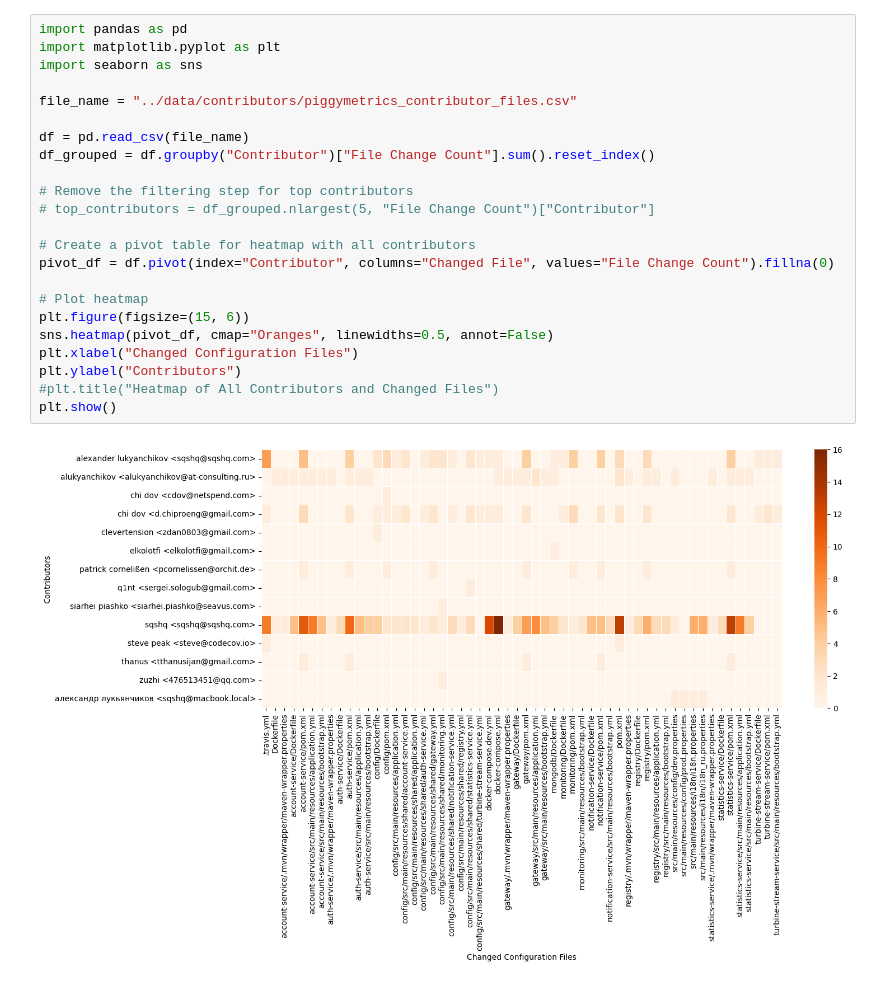
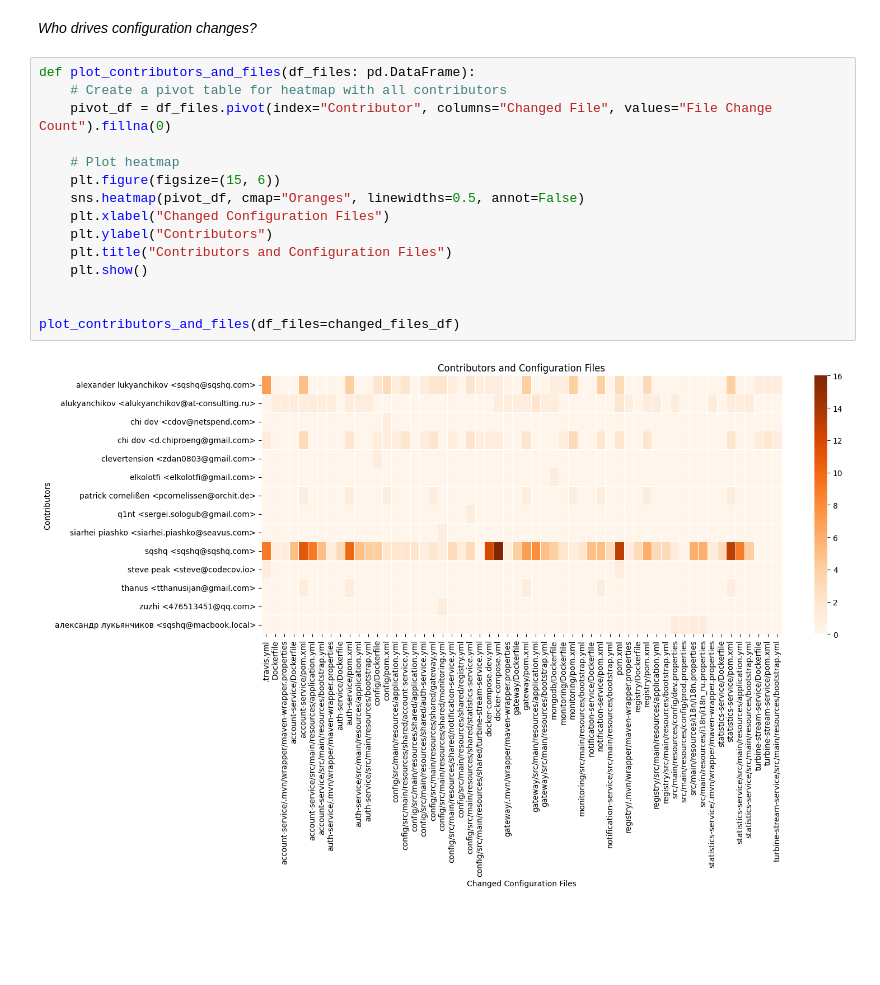
Before and after one commit to simisimon/config-space, a Jupyter notebook: notebooks/configuration_responsibility.ipynb, the cells around one changed output. Saved outputs shown, nothing was run; the diff lists cells and outputs as text; blank space fills up the shorter version.

Commit message:
Update misconfig and config responsibility script

```diff
--- a/notebooks/configuration_responsibility.ipynb
+++ b/notebooks/configuration_responsibility.ipynb
@@ -79,25 +91,19 @@ Process piggymetrics...
+# %% [markdown]
+*Who drives configuration changes?*
 # %%
-import pandas as pd
-import matplotlib.pyplot as plt
-import seaborn as sns
+def plot_contributors_and_files(df_files: pd.DataFrame):
+    # Create a pivot table for heatmap with all contributors
+    pivot_df = df_files.pivot(index="Contributor", columns="Changed File", values="File Change Count").fillna(0)
 
-file_name = "../data/contributors/piggymetrics_contributor_files.csv"
+    # Plot heatmap
+    plt.figure(figsize=(15, 6))
+    sns.heatmap(pivot_df, cmap="Oranges", linewidths=0.5, annot=False)
+    plt.xlabel("Changed Configuration Files")
+    plt.ylabel("Contributors")
+    plt.title("Contributors and Configuration Files")
+    plt.show()
 
-df = pd.read_csv(file_name)
-df_grouped = df.groupby("Contributor")["File Change Count"].sum().reset_index()
 
-# Remove the filtering step for top contributors
-# top_contributors = df_grouped.nlargest(5, "File Change Count")["Contributor"]
-
-# Create a pivot table for heatmap with all contributors
-pivot_df = df.pivot(index="Contributor", columns="Changed File", values="File Change Count").fillna(0)
-
-# Plot heatmap
-plt.figure(figsize=(15, 6))
-sns.heatmap(pivot_df, cmap="Oranges", linewidths=0.5, annot=False)
-plt.xlabel("Changed Configuration Files")
-plt.ylabel("Contributors")
-#plt.title("Heatmap of All Contributors and Changed Files")
-plt.show()
+plot_contributors_and_files(df_files=changed_files_df)
 # %% [output]
-[figure, old version]
+[figure, new version]
```
Also changed, not shown: parts of 8 cells of this notebook, 3 other files.
